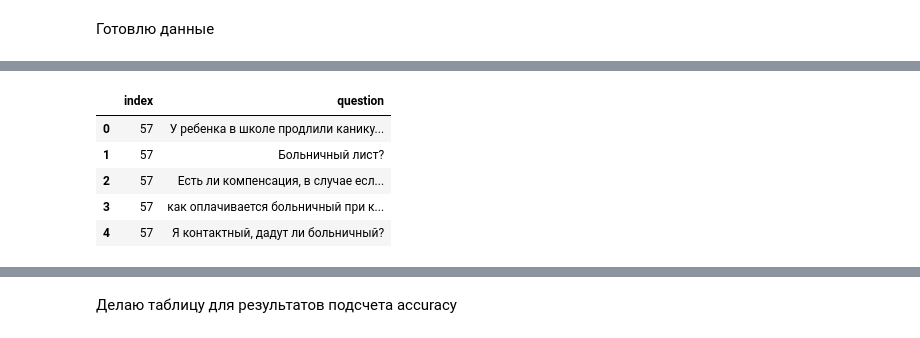
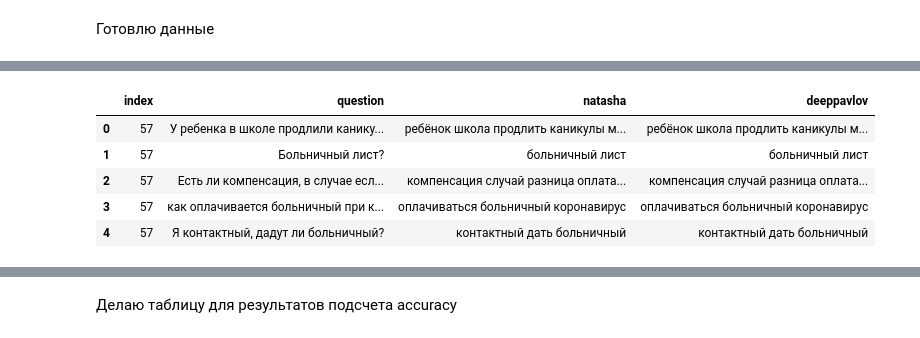
Before and after one commit to polyankaglade/infosearch2020, a Jupyter notebook: HW3/sem3_ner_Polyanskaya.ipynb, the cells around one changed output, grey strips where cells are left out. Cells and saved outputs as stored; diff of their text form; code cells hidden in the pictures.

```diff
--- a/HW3/sem3_ner_Polyanskaya.ipynb
+++ b/HW3/sem3_ner_Polyanskaya.ipynb
@@ -35,10 +35,10 @@ emb = NewsEmbedding()
 ner_tagger = NewsNERTagger(emb)
 # %%
 import re
-from razdel import tokenize
+from razdel import tokenize, sentenize
 from nltk.corpus import stopwords
 stops = stopwords.words("russian")
-stops.extend(['здравствуйте', 'добрый', 'день'])
+stops.extend(['здравствовать', 'добрый', 'день', 'спасибо', 'пожалуйста'])
 
 from pymorphy2 import MorphAnalyzer
 morph = MorphAnalyzer()
@@ -46,6 +46,14 @@ morph = MorphAnalyzer()
 def tokenizer(text_data):
     tokens = [_.text for _ in list(tokenize(str(text_data).lower())) if not re.search('[^а-яА-ЯёЁa-zA-z]', _.text)]
     return " ".join(tokens)
+
+def lemmatizer(tokens):
+    lem_text = []
+    for word in tokens.split(" "):
+        lem = morph.parse(word)[0].normal_form
+        if lem not in stops:
+            lem_text.append(lem)
+    return ' '.join(lem_text)
 # %%
 from tqdm.auto import tqdm
 tqdm.pandas()
@@ -57,9 +65,7 @@ def preprocess_with_natasha(text: str) -> str:
     doc.tag_ner(ner_tagger)
     for span in doc.spans:
         text = text.replace(span.text, "")
-    new_text = re.sub("\s+", " ", text)
-
-    return re.sub(r"([^\w\s])", r" \1 ", new_text)
+    return lemmatizer(tokenizer(text)) #re.sub(r"([^\w\s])", r" \1 ", new_text)
 # %%
 preprocess_with_natasha(test_text)
 # %% [output]
@@ -89,11 +86,13 @@ W0928 21:34:53.560083 13776 deprecation_wrapper.py:119] From C:\ProgramData\Anac
 # %%
 def preprocess_with_deepmipt(text: str) -> str:
     new_text = []
-    res = ner_model([text])
-    for token, entity in zip(res[0][0], res[1][0]):
-        if entity == "O":
-            new_text.append(token)
-    return re.sub(r"\s+", " ", ' '.join(new_text))
+    sentences_list = [_.text for _ in list(sentenize(text))]
+    res = ner_model(sentences_list)
+    for sentence, entities in zip(res[0], res[1]):
+        for token, entity in zip(sentence, entities):
+            if entity == "O":
+                new_text.append(token)
+    return lemmatizer(tokenizer(' '.join(new_text))) #re.sub(r"\s+", " ", ' '.join(new_text))
 # %%
 preprocess_with_deepmipt(test_text)
 # %% [output]
@@ -115,12 +141,15 @@ import numpy as np
 # %%
 answers_data = pd.read_excel("answers_base.xlsx")
 
-question_index = {}
-for question_chunk, answer_n in answers_data[["Текст вопросов", "Номер связки"]].values:
+question_df = pd.DataFrame(columns=["index", "question", "natasha", "deeppavlov"])
+for question_chunk, answer_n in tqdm(answers_data[["Текст вопросов", "Номер связки"]].values):
     questions = question_chunk.split('\n')
     for q in questions:
-        question_index[q] = answer_n
+        question_df = question_df.append({"index": answer_n,
+                            "question": q,
+                            "natasha": preprocess_with_natasha(q),
+                            "deeppavlov": preprocess_with_deepmipt(q)},
+                           ignore_index=True)
 
-question_df = pd.DataFrame({"question": q, "index": i} for q,i in question_index.items())
 question_df.head()
 # %% [output]
@@ -127,6 +157,6 @@ question_df.head()
-|  | index | question |
-| 0 | 57 | У ребенка в школе продлили канику... |
-| 1 | 57 | Больничный лист? |
-| 2 | 57 | Есть ли компенсация, в случае есл... |
-| 3 | 57 | как оплачивается больничный при к... |
-| 4 | 57 | Я контактный, дадут ли больничный? |
+|  | index | question | natasha | deeppavlov |
+| 0 | 57 | У ребенка в школе продлили канику... | ребёнок школа продлить каникулы м... | ребёнок школа продлить каникулы м... |
+| 1 | 57 | Больничный лист? | больничный лист | больничный лист |
+| 2 | 57 | Есть ли компенсация, в случае есл... | компенсация случай разница оплата... | компенсация случай разница оплата... |
+| 3 | 57 | как оплачивается больничный при к... | оплачиваться больничный коронавирус | оплачиваться больничный коронавирус |
+| 4 | 57 | Я контактный, дадут ли больничный? | контактный дать больничный | контактный дать больничный |
```
Also changed, not shown: parts of 21 cells of this notebook.
